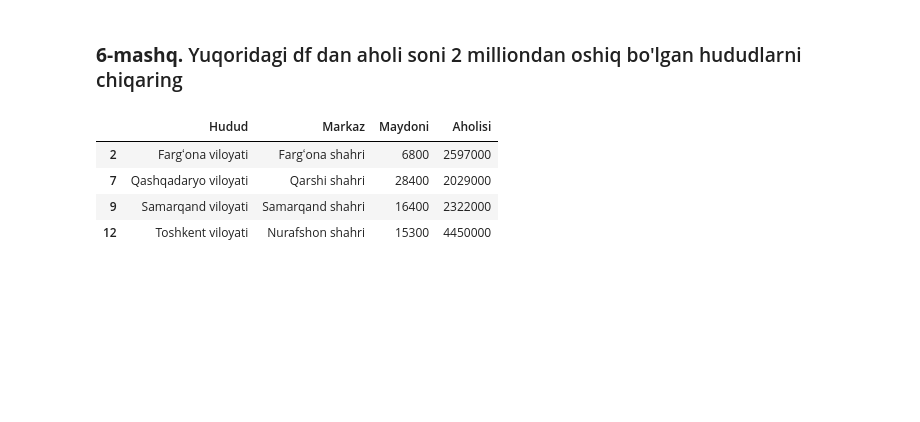
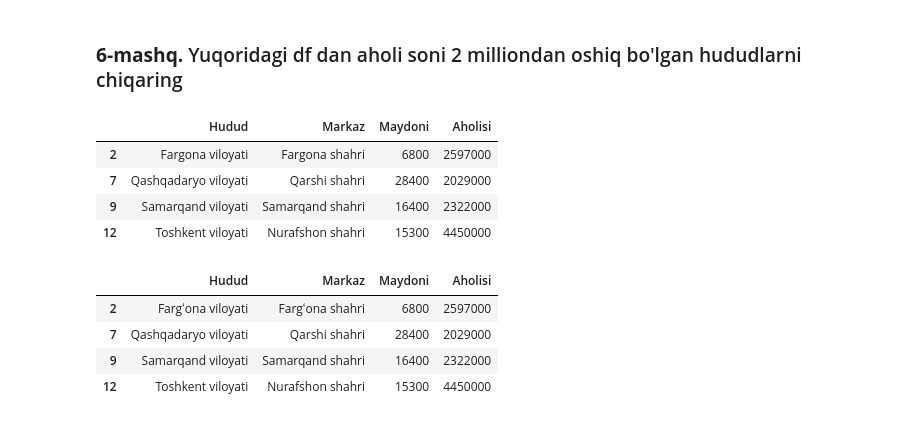
Before and after one commit to Amirshteyn/Exercises, a Jupyter notebook: DS_pandas_2_amaliyot_df.ipynb, the cells around one changed output. Drawn from its saved outputs; the diff is of its cells as text; code cells hidden in the pictures; blank space fills up the shorter version.

```diff
--- a/DS_pandas_2_amaliyot_df.ipynb
+++ b/DS_pandas_2_amaliyot_df.ipynb
@@ -236,6 +282,13 @@ Name: Markaz, dtype: object
 ### **6-mashq.** Yuqoridagi df dan aholi soni 2 milliondan oshiq bo'lgan hududlarni chiqaring
 # %%
 # Javobni shuyerga yozing
+df[df.Aholisi>2_000_000]
+# %% [output]
+|  | Hudud | Markaz | Maydoni | Aholisi |
+| 2 | Fargona viloyati | Fargona shahri | 6800 | 2597000 |
+| 7 | Qashqadaryo viloyati | Qarshi shahri | 28400 | 2029000 |
+| 9 | Samarqand viloyati | Samarqand shahri | 16400 | 2322000 |
+| 12 | Toshkent viloyati | Nurafshon shahri | 15300 | 4450000 |
 # %%
 #@title **To'g'ri javob**
 df[df.Aholisi>2_000_000]
```
Also changed, not shown: parts of 27 cells of this notebook.
